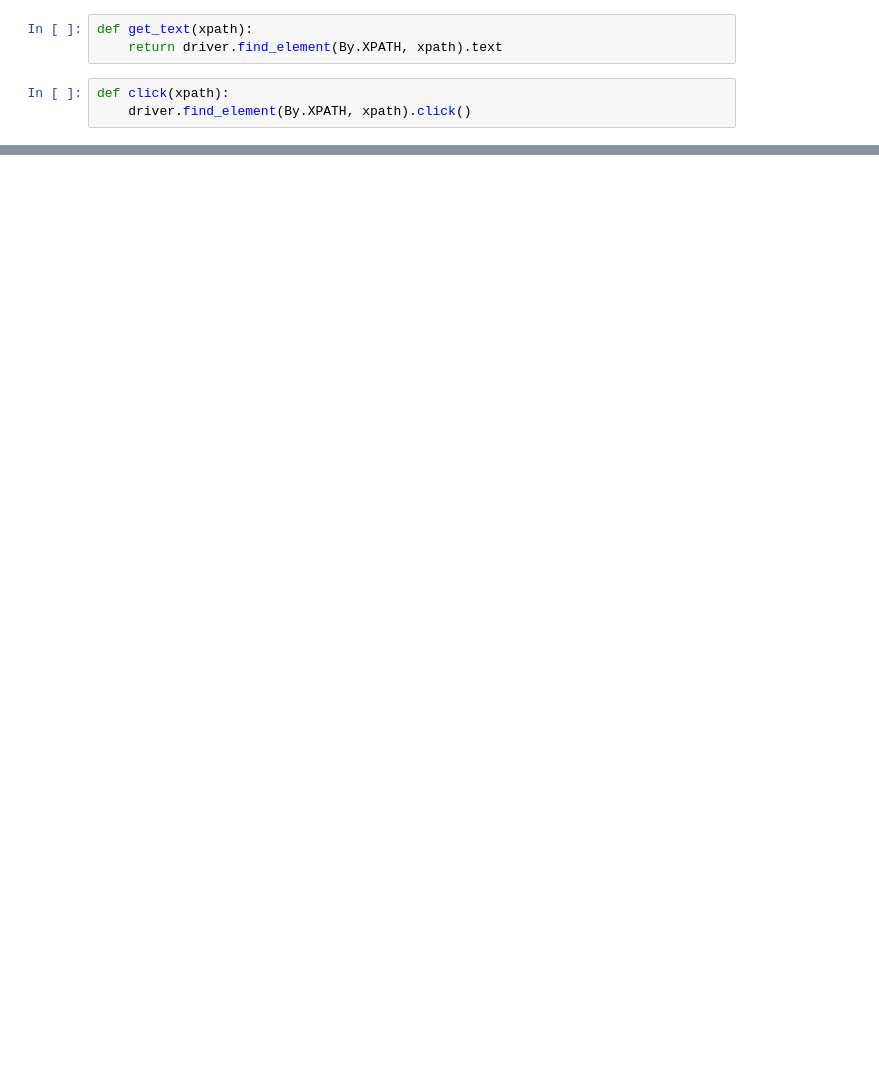
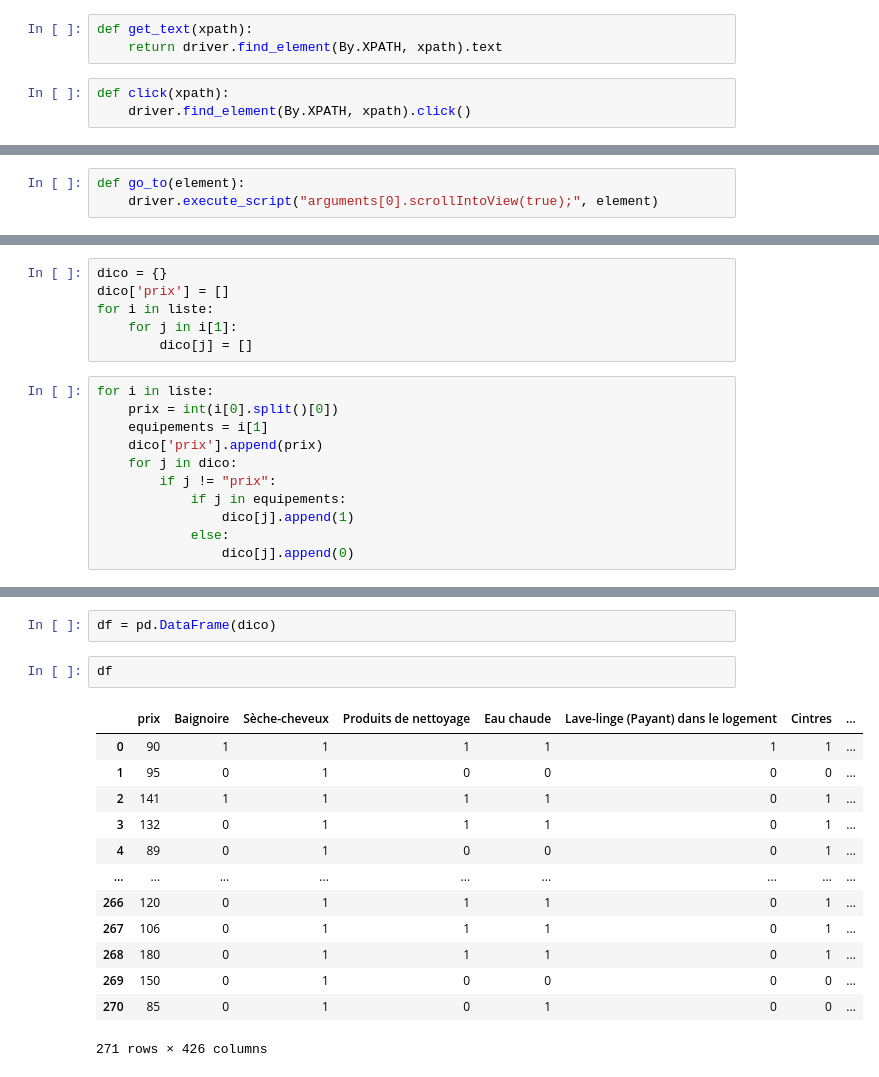
Before and after one commit to JuliusHayter/albert_project, a Jupyter notebook: notebooks/notebook.ipynb, the cells around one changed output, grey strips where cells are left out. Drawn from its saved outputs; the diff is of its cells as text; blank space fills up the shorter version.

```diff
--- a/notebooks/notebook.ipynb
+++ b/notebooks/notebook.ipynb
@@ -83,0 +47,3 @@ True
+# %%
+def go_to(element):
+    driver.execute_script("arguments[0].scrollIntoView(true);", element)
@@ -83,0 +100,17 @@ True
+# %%
+dico = {}
+dico['prix'] = []
+for i in liste:
+    for j in i[1]:
+        dico[j] = []
+# %%
+for i in liste:
+    prix = int(i[0].split()[0])
+    equipements = i[1]
+    dico['prix'].append(prix)
+    for j in dico:
+        if j != "prix":
+            if j in equipements:
+                dico[j].append(1)
+            else:
+                dico[j].append(0)
@@ -83,0 +160,18 @@ True
+# %%
+df = pd.DataFrame(dico)
+# %%
+df
+# %% [output]
+|  | prix | Baignoire | Sèche-cheveux | Produits de nettoyage | Eau chaude | Lave-linge (Payant) dans le logement | Cintres | ... |
+| 0 | 90 | 1 | 1 | 1 | 1 | 1 | 1 | ... |
+| 1 | 95 | 0 | 1 | 0 | 0 | 0 | 0 | ... |
+| 2 | 141 | 1 | 1 | 1 | 1 | 0 | 1 | ... |
+| 3 | 132 | 0 | 1 | 1 | 1 | 0 | 1 | ... |
+| 4 | 89 | 0 | 1 | 0 | 0 | 0 | 1 | ... |
+| ... | ... | ... | ... | ... | ... | ... | ... | ... |
+| 266 | 120 | 0 | 1 | 1 | 1 | 0 | 1 | ... |
+| 267 | 106 | 0 | 1 | 1 | 1 | 0 | 1 | ... |
+| 268 | 180 | 0 | 1 | 1 | 1 | 0 | 1 | ... |
+| 269 | 150 | 0 | 1 | 0 | 0 | 0 | 0 | ... |
+| 270 | 85 | 0 | 1 | 0 | 1 | 0 | 0 | ... |
+271 rows × 426 columns
```
Also changed, not shown: parts of 26 cells of this notebook.
